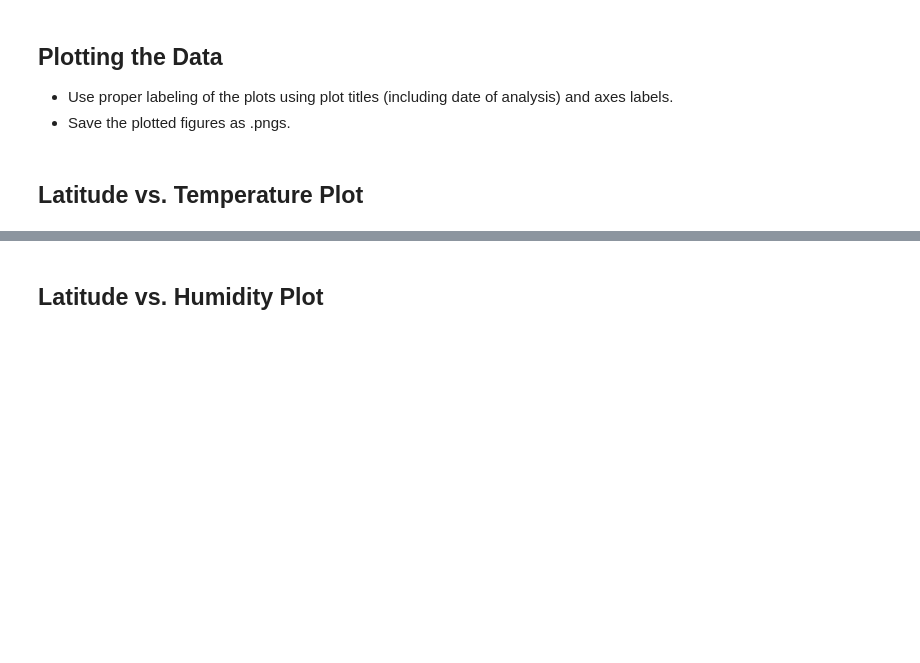
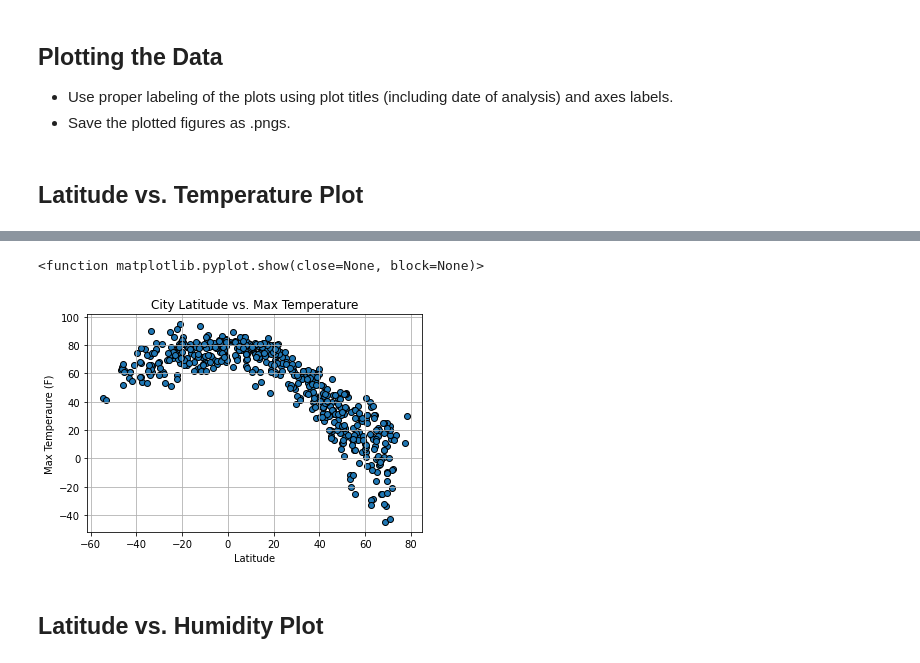
Before and after one commit to stefanyl/python-api-challenge, a Jupyter notebook: WeatherPy/WeatherPy.ipynb, the cells around one changed output, grey strips where cells are left out. Saved outputs shown, nothing was run; the diff lists cells and outputs as text; code cells hidden in the pictures; blank space fills up the shorter version.

```diff
--- a/WeatherPy/WeatherPy.ipynb
+++ b/WeatherPy/WeatherPy.ipynb
@@ -229,0 +245,12 @@ clean_city_data
+# %%
+plt.title('City Latitude vs. Max Temperature')
+
+plt.scatter(clean_cities_df['Lat'],clean_cities_df['Max Temp'], edgecolors = 'black')
+
+plt.grid()
+plt.xlabel('Latitude')
+plt.ylabel('Max Temperaure (F)')
+plt.show
+# %% [output]
+<function matplotlib.pyplot.show(close=None, block=None)>
+[figure, added]
```
Also changed, not shown: parts of 26 cells of this notebook, 2 other files.
